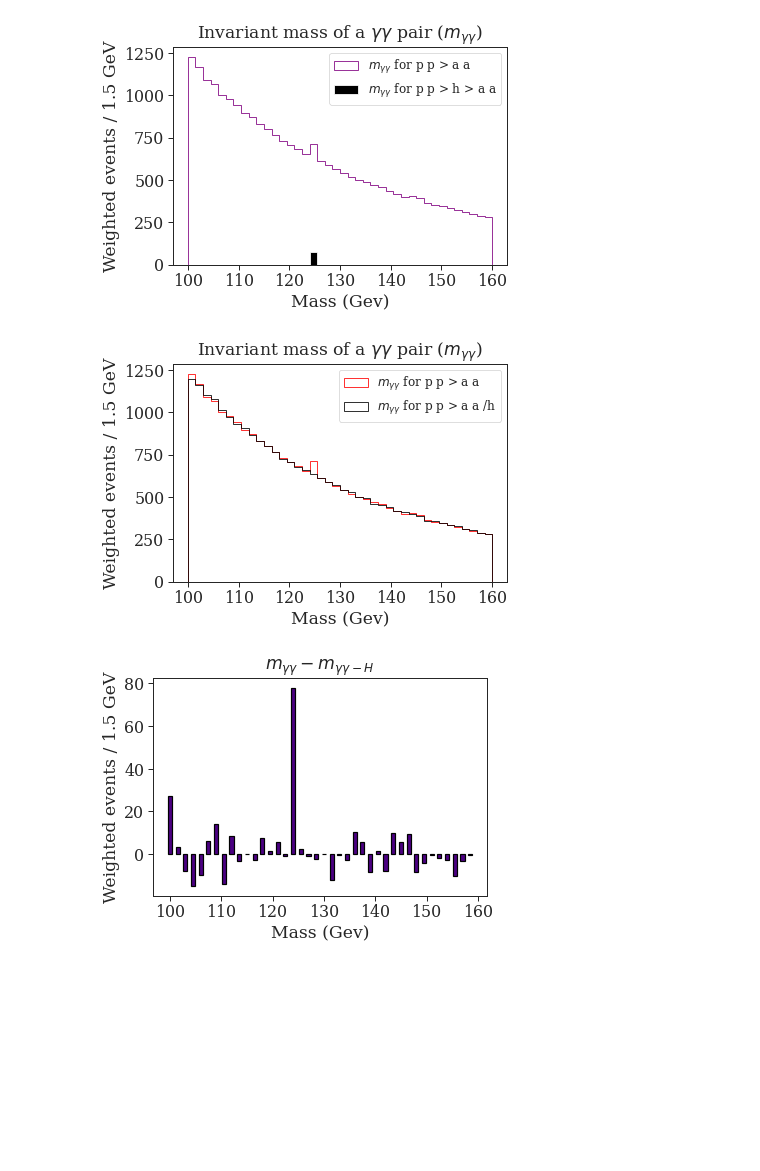
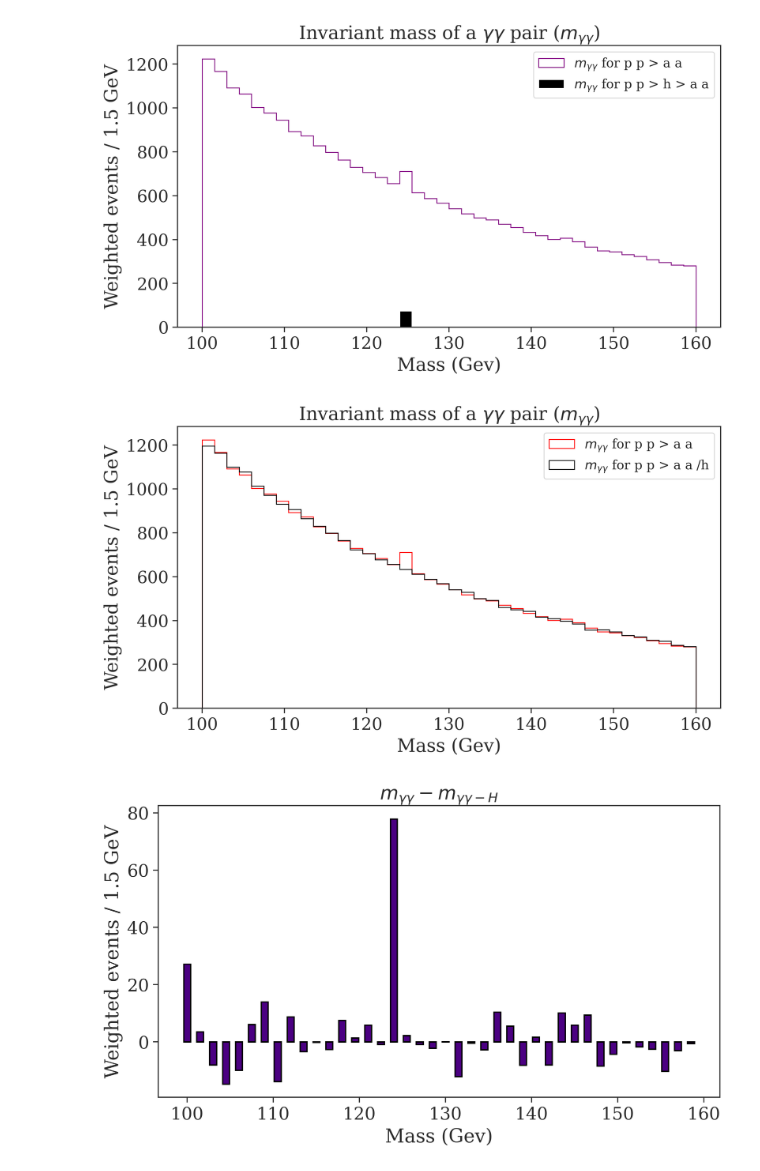
Before and after one commit to viniciusrocca/simulationsSM, a Jupyter notebook: pp2h2aa/Results_reproduction.ipynb, the cells around one changed output. Drawn from its saved outputs; the diff is of its cells as text; code cells hidden in the pictures; blank space fills up the shorter version.

```diff
--- a/pp2h2aa/Results_reproduction.ipynb
+++ b/pp2h2aa/Results_reproduction.ipynb
@@ -158,24 +158,24 @@ weight_h_aa = (len(m_h_aa_1))*[5.1*8.509/200000]
 weight_h_aa = weight_h_aa + (len(m_h_aa_2))*[5.3*10.97/200000]
 # %%
 #Ploting the invariant mass
-
+fig = plt.figure(figsize = [9.2,4.9], dpi = 300)
 histogram = plt.hist(m_aa, bins = 40, color = 'purple', range = (100,160),weights = np.array(weight_aa), histtype = 'step',label = r'$m_{\gamma\gamma}$ for p p > a a')
 
 
 histogram1 = plt.hist(m_h_aa, bins = 40, color = 'black', range = (100,160), weights = np.array(weight_h_aa), label = r'$m_{\gamma\gamma}$ for p p > h > a a')
 
 
 plt.title(r'Invariant mass of a $\gamma\gamma$ pair ($m_{\gamma\gamma}$)')
 plt.xlabel('Mass (Gev)')
 plt.ylabel('Weighted events / 1.5 GeV')
 plt.legend(fontsize = 12)
-plt.savefig('Massa_invariante1.pdf')
+plt.savefig('Massa_invariante1.pdf', dpi = 300)
 plt.show()
 # %% [output]
-[figure, old version]
+[figure, new version]
 # %%
 #Plotando o histograma
-
+fig = plt.figure(figsize = [9.2,4.9], dpi = 300)
 histogram = plt.hist(m_aa, bins = 40, color = 'red', range = (100,160),weights = weight_aa, histtype = 'step', label = r'$m_{\gamma\gamma}$ for p p > a a')
 
 histogram1 = plt.hist(m_aa_nH, bins = 40, color = 'black', range = (100,160), weights = weight_aa_nH, histtype = 'step', label = r'$m_{\gamma\gamma}$ for p p > a a /h')
@@ -184,13 +184,13 @@ plt.title(r'Invariant mass of a $\gamma\gamma$ pair ($m_{\gamma\gamma}$)')
 plt.xlabel('Mass (Gev)')
 plt.ylabel('Weighted events / 1.5 GeV')
 plt.legend(fontsize = 12)
-plt.savefig('Massa_invariante.pdf')
+plt.savefig('Massa_invariante.pdf', dpi = 300)
 plt.show()
 # %% [output]
-[figure, old version]
+[figure, new version]
 # %%
 #Histogram with the difference in the simulations p p > a a and p p > a a /h
-
+fig = plt.figure(figsize = [9.2,4.9], dpi = 300)
 #Left limits of the bins:
 
 a =[]
@@ -203,8 +203,8 @@ diff=plt.bar( a,
 plt.title(r'$m_{\gamma\gamma} - m_{\gamma\gamma-H}$')
 plt.xlabel('Mass (Gev)')
 plt.ylabel('Weighted events / 1.5 GeV')
-plt.savefig('IM_difference.pdf')
+plt.savefig('IM_difference.pdf', dpi = 300)
 plt.show()
 # %% [output]
-[figure, old version]
+[figure, new version]
 # %%
```
Also changed, not shown: parts of 4 cells of this notebook, 1 other file.
